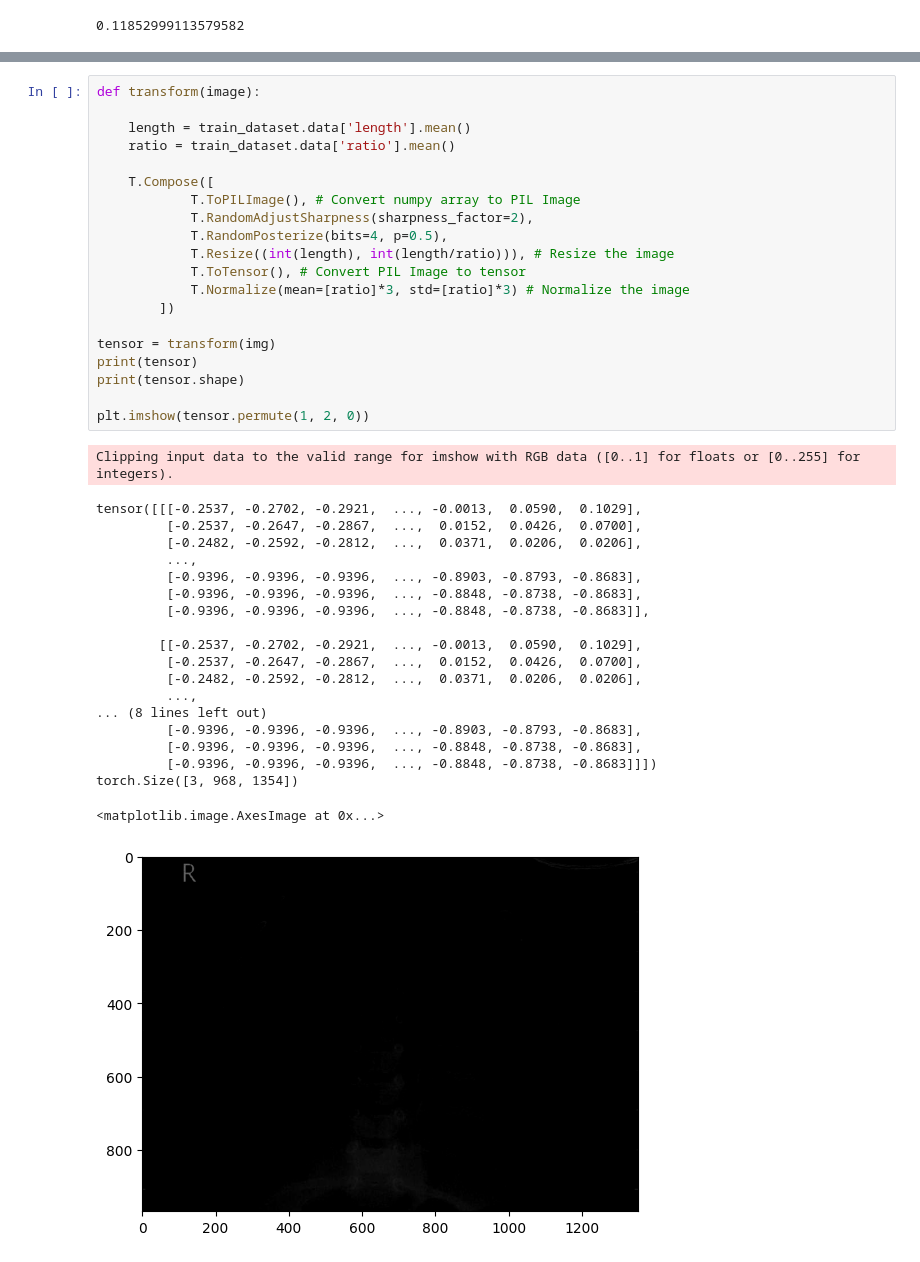
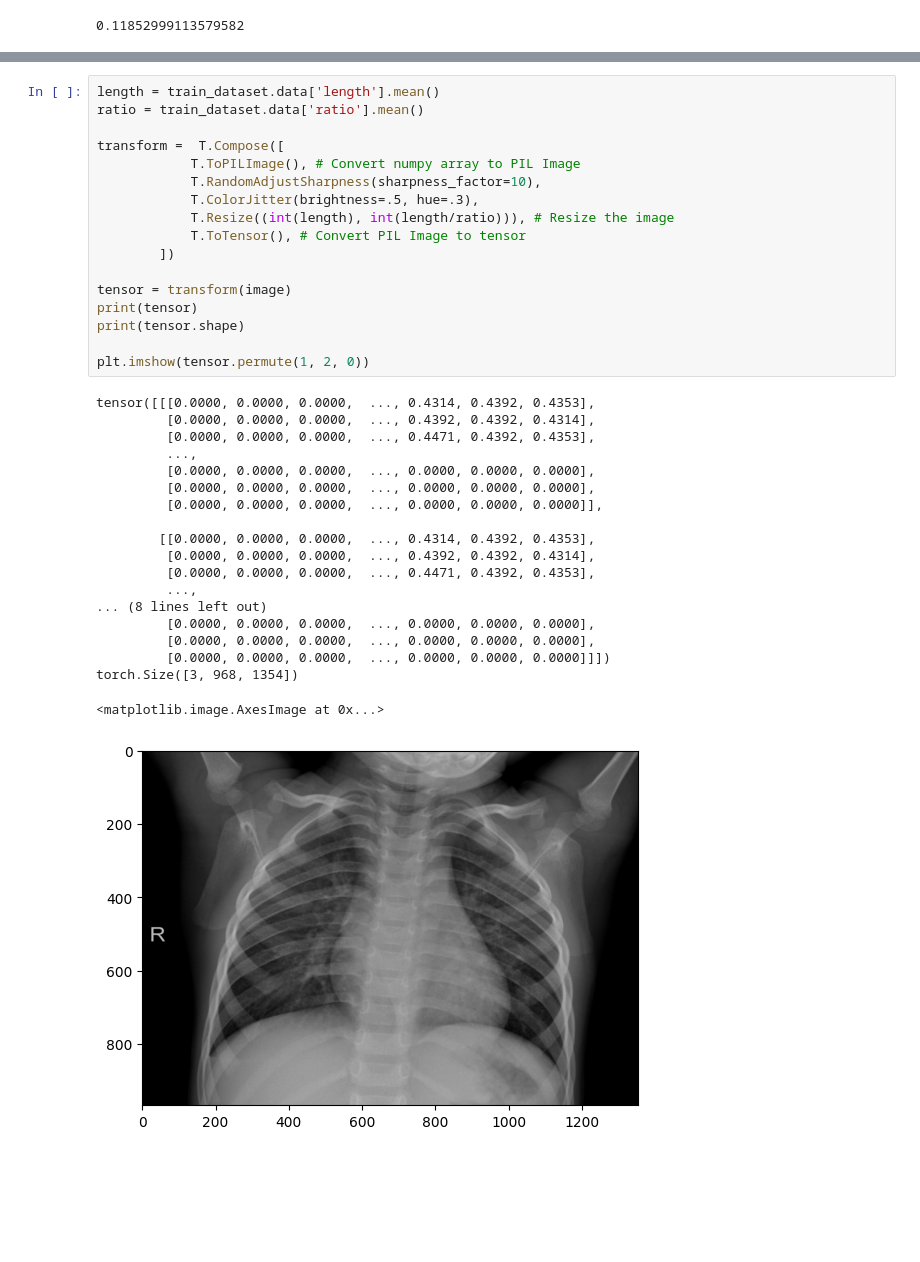
Before and after one commit to JPMartinezClaeys/30254-pneumoniacs, a Jupyter notebook: predict-pneumonia/lisette_notebook.ipynb, the cells around one changed output, grey strips where cells are left out. Drawn from its saved outputs; the diff is of its cells as text; blank space fills up the shorter version.

Commit message:
updates to transform

```diff
--- a/predict-pneumonia/lisette_notebook.ipynb
+++ b/predict-pneumonia/lisette_notebook.ipynb
@@ -70,41 +64,37 @@ array([[[136, 136, 136],
 # %%
-def transform(image):
+length = train_dataset.data['length'].mean()
+ratio = train_dataset.data['ratio'].mean()
 
-    length = train_dataset.data['length'].mean()
-    ratio = train_dataset.data['ratio'].mean()
-
-    T.Compose([
+transform =  T.Compose([
             T.ToPILImage(), # Convert numpy array to PIL Image
-            T.RandomAdjustSharpness(sharpness_factor=2),
-            T.RandomPosterize(bits=4, p=0.5),
+            T.RandomAdjustSharpness(sharpness_factor=10),
+            T.ColorJitter(brightness=.5, hue=.3),
             T.Resize((int(length), int(length/ratio))), # Resize the image
             T.ToTensor(), # Convert PIL Image to tensor
-            T.Normalize(mean=[ratio]*3, std=[ratio]*3) # Normalize the image
         ])
 
-tensor = transform(img)
+tensor = transform(image)
 print(tensor)
 print(tensor.shape)
 
 plt.imshow(tensor.permute(1, 2, 0))
 # %% [output]
-Clipping input data to the valid range for imshow with RGB data ([0..1] for floats or [0..255] for integers).
+tensor([[[0.0000, 0.0000, 0.0000,  ..., 0.4314, 0.4392, 0.4353],
+         [0.0000, 0.0000, 0.0000,  ..., 0.4392, 0.4392, 0.4314],
+         [0.0000, 0.0000, 0.0000,  ..., 0.4471, 0.4392, 0.4353],
+         ...,
+         [0.0000, 0.0000, 0.0000,  ..., 0.0000, 0.0000, 0.0000],
+         [0.0000, 0.0000, 0.0000,  ..., 0.0000, 0.0000, 0.0000],
+         [0.0000, 0.0000, 0.0000,  ..., 0.0000, 0.0000, 0.0000]],
+
+        [[0.0000, 0.0000, 0.0000,  ..., 0.4314, 0.4392, 0.4353],
+         [0.0000, 0.0000, 0.0000,  ..., 0.4392, 0.4392, 0.4314],
+         [0.0000, 0.0000, 0.0000,  ..., 0.4471, 0.4392, 0.4353],
+         ...,
+... (8 lines left out)
+         [0.0000, 0.0000, 0.0000,  ..., 0.0000, 0.0000, 0.0000],
+         [0.0000, 0.0000, 0.0000,  ..., 0.0000, 0.0000, 0.0000],
+         [0.0000, 0.0000, 0.0000,  ..., 0.0000, 0.0000, 0.0000]]])
+torch.Size([3, 968, 1354])
-tensor([[[-0.2537, -0.2702, -0.2921,  ..., -0.0013,  0.0590,  0.1029],
-         [-0.2537, -0.2647, -0.2867,  ...,  0.0152,  0.0426,  0.0700],
-         [-0.2482, -0.2592, -0.2812,  ...,  0.0371,  0.0206,  0.0206],
-         ...,
-         [-0.9396, -0.9396, -0.9396,  ..., -0.8903, -0.8793, -0.8683],
-         [-0.9396, -0.9396, -0.9396,  ..., -0.8848, -0.8738, -0.8683],
-         [-0.9396, -0.9396, -0.9396,  ..., -0.8848, -0.8738, -0.8683]],
-
-        [[-0.2537, -0.2702, -0.2921,  ..., -0.0013,  0.0590,  0.1029],
-         [-0.2537, -0.2647, -0.2867,  ...,  0.0152,  0.0426,  0.0700],
-         [-0.2482, -0.2592, -0.2812,  ...,  0.0371,  0.0206,  0.0206],
-         ...,
-... (8 lines left out)
-         [-0.9396, -0.9396, -0.9396,  ..., -0.8903, -0.8793, -0.8683],
-         [-0.9396, -0.9396, -0.9396,  ..., -0.8848, -0.8738, -0.8683],
-         [-0.9396, -0.9396, -0.9396,  ..., -0.8848, -0.8738, -0.8683]]])
-torch.Size([3, 968, 1354])
+<matplotlib.image.AxesImage at 0x...>
-<matplotlib.image.AxesImage at 0x...>
-[figure, old version]
+[figure, new version]
```
Also changed, not shown: parts of 3 cells of this notebook.
